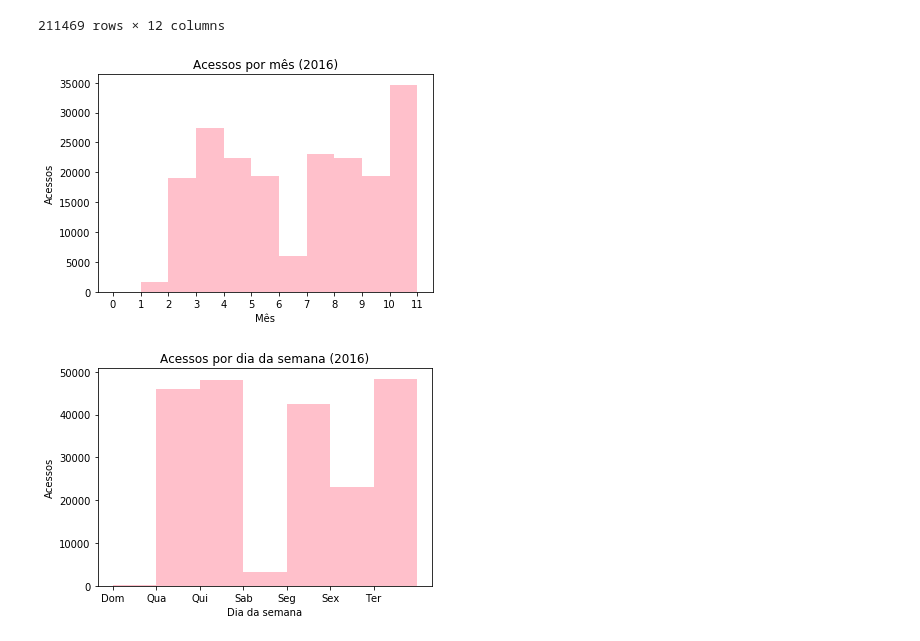
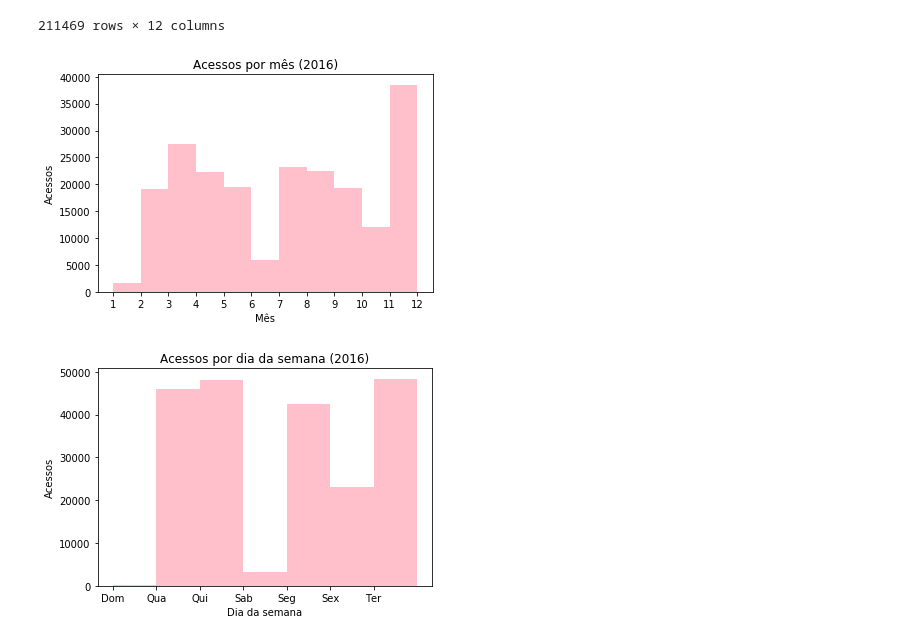
Before and after one commit to felipemarinho97/guardiansAnalytics, a Jupyter notebook: src/Analise.ipynb, the cells around one changed output. Drawn from its saved outputs; the diff is of its cells as text; code cells hidden in the pictures.

```diff
--- a/src/Analise.ipynb
+++ b/src/Analise.ipynb
@@ -157,15 +157,15 @@ df2016
 # %%
 # Plotando acessos por mês (2016)
 
-x = [i for i in range(12)]
+x = [i for i in range(1,13)]
 plt.title("Acessos por mês (2016)")
 plt.xlabel("Mês")
 plt.ylabel("Acessos")
-plt.hist(df2016["mes"], bins = x, color = "pink")
+plt.hist(df2016["mes"], bins = x, color = "pink",align = "mid")
 plt.xticks(np.arange(min(x), max(x)+1, 1.0))
 plt.show()
 # %% [output]
-[figure, old version]
+[figure, new version]
 # %%
 # Plotando acessos por dia da semana (2016)
 x = [i for i in range(8)]
```
Also changed, not shown: parts of 12 cells of this notebook, 1 other file.
